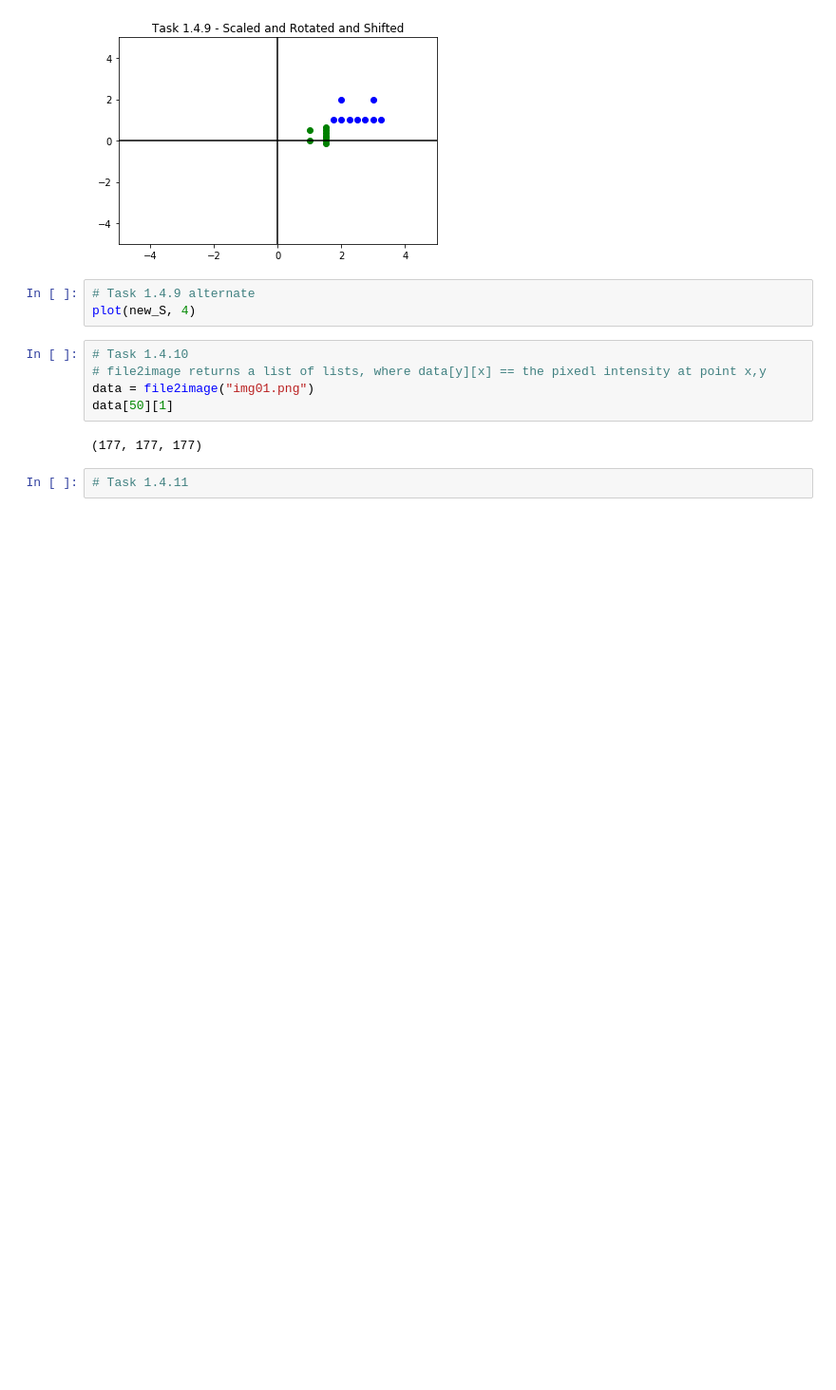
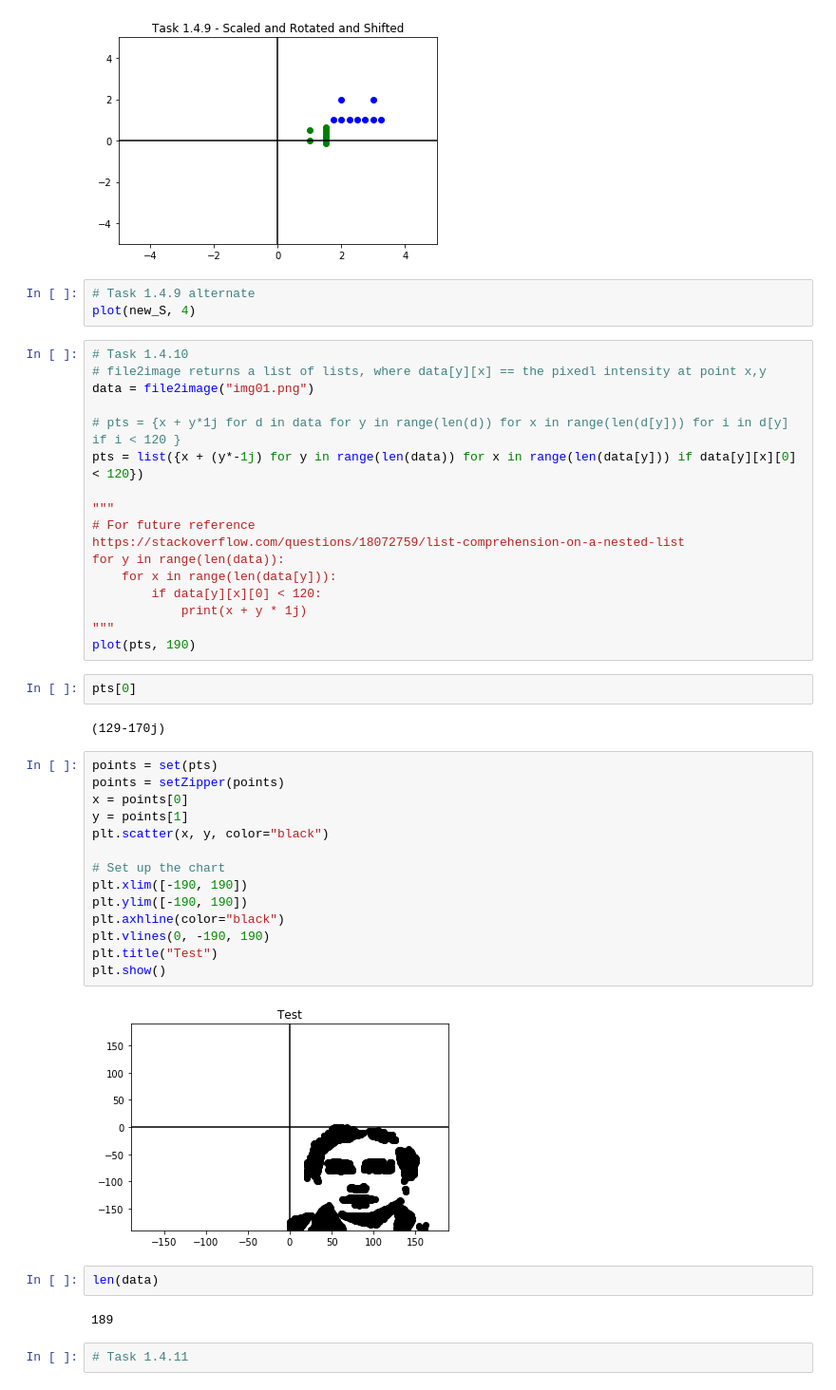
Before and after one commit to gkarp/coding_the_matrix, a Jupyter notebook: chapter1.ipynb, the cells around one changed output. Shown at 95% size. Drawn from its saved outputs; the diff is of its cells as text; blank space fills up the shorter version.

```diff
--- a/chapter1.ipynb
+++ b/chapter1.ipynb
@@ -152,13 +152,47 @@ plt.show()
 # %%
 # Task 1.4.9 alternate
 plot(new_S, 4)
-# %%
-# Task 1.4.10
-# file2image returns a list of lists, where data[y][x] == the pixedl intensity at point x,y
-data = file2image("img01.png")
-data[50][1]
-# %% [output]
-(177, 177, 177)
+# %%
+# Task 1.4.10
+# file2image returns a list of lists, where data[y][x] == the pixedl intensity at point x,y
+data = file2image("img01.png")
+
+# pts = {x + y*1j for d in data for y in range(len(d)) for x in range(len(d[y])) for i in d[y] if i < 120 }
+pts = list({x + (y*-1j) for y in range(len(data)) for x in range(len(data[y])) if data[y][x][0] < 120})
+
+"""
+# For future reference
+https://stackoverflow.com/questions/18072759/list-comprehension-on-a-nested-list
+for y in range(len(data)):
+    for x in range(len(data[y])):
+        if data[y][x][0] < 120:
+            print(x + y * 1j)
+"""
+plot(pts, 190)
+# %%
+pts[0]
+# %% [output]
+(129-170j)
+# %%
+points = set(pts)
+points = setZipper(points)
+x = points[0]
+y = points[1]
+plt.scatter(x, y, color="black")
+
+# Set up the chart
+plt.xlim([-190, 190])
+plt.ylim([-190, 190])
+plt.axhline(color="black")
+plt.vlines(0, -190, 190)
+plt.title("Test")
+plt.show()
+# %% [output]
+[figure, added]
+# %%
+len(data)
+# %% [output]
+189
 # %%
 # Task 1.4.11
 # %%
```
Also changed, not shown: 3 other files.
